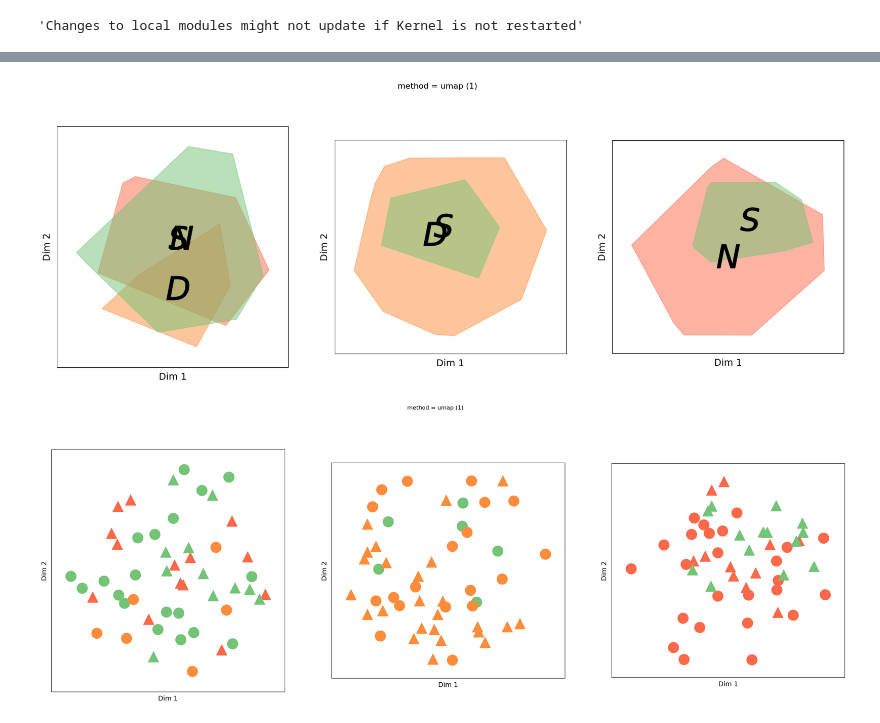
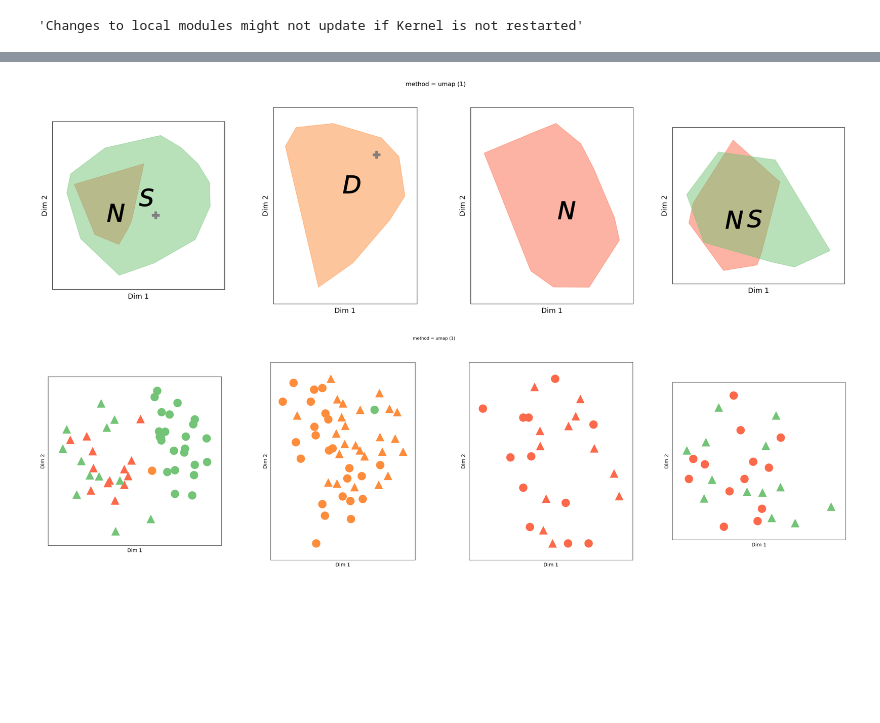
Before and after one commit to AlexiaNomena/MIASA, a Jupyter notebook: miasa_Helper_GRN.ipynb, the cells around one changed output, grey strips where cells are left out. Saved outputs shown, nothing was run; the diff lists cells and outputs as text; code cells hidden in the pictures; blank space fills up the shorter version.

```diff
--- a/miasa_Helper_GRN.ipynb
+++ b/miasa_Helper_GRN.ipynb
@@ -42,8 +42,11 @@ cdist_3 = list(sns.color_palette("Oranges", 1))
 cdist_4 = list(sns.color_palette("Blues", 1))
 palette_true = [cdist_1[0]] + [cdist_2[0]] + [cdist_3[0]] + [cdist_4[0]]
 palette = "Set2"# seaborn color palette for true clusters (make sure not to use cyclic color maps)
-data_dic_orig, class_dic, num_clust, dtp = load_data_twoGRN(var_data = False, palette = palette_true)
-X, Y, Class_True, X_vars, Y_vars = split_data(data_dic_orig, class_dic, separation = True)
+data_dic_orig, class_dic, num_clust, dtp = load_data_twoGRN(var_data = False,
+                                                            palette = palette_true,
+                                                            random_state = 45)
+X, Y, Class_True, X_vars, Y_vars = split_data(data_dic_orig, class_dic,
+                                              separation = True)
 # %%
 """
 Parameters of MIASA
@@ -123,7 +126,8 @@ Feature_dic["dist_origin"] = (True,True)
 """
 Perform MIASA Classification of samples
 """
-Id_Class = Miasa_Class(X, Y, num_clust,
+num_clust_test = num_clust
+Id_Class = Miasa_Class(X, Y, num_clust_test,
                        dist_origin = dist_origin,
                        metric_method = metric_method,
                        clust_method = clust_method, # clustering based on Euclidean embedding and point of origin is not clustered (the characterisits of the embedding makes all points too far from it and it risk to be always considered as one independen cluster)
@@ -217,37 +221,37 @@ fig2, ax = plotClass_separated(Id_Class, X_vars, Y_vars, pdf, dtp,
           oultiers_markers = ("P", "^", 15), # (true, predicted, size)
           wrap_type = "convexhull", # convexhull or ellipse (ellipse does not look accurate)
           points_hull = 3, ## threshold for connecting points in convex hull
           dataname = "GRN",# true cluster markers for this simulation
           show_separation = True, ### show axis to clearly separate all predicted clusters
-          num_row_col = (1, 3),
+          num_row_col = (1, 4),
           alpha = 0.5)
 
 pdf2.savefig(fig2, bbox_inches = "tight")
 
 """2-Dimensional visualization visualization of clusters (UMAP visualization)
 - separated predicted classes
 - colored true classes
 """
 fig, ax = plotClass_separated_ver0(Id_Class, X_vars, Y_vars, pdf, dtp,
           run_num = 1, n_neighbors = 20, min_dist = 0.99,
           method = "umap",
           scale = False, # scale = "pca", "standard", anything esle is taken as no scaling
           cluster_colors = False, # chosed_color: if False, true_colors bellow must be given
           true_colors = data_dic_orig["true_colors"], # give a true class colors as dictionary with X_vars and Y_vars as key
           markers = [("o",500),("^",500)], # optional markers list and their size for X and Y
           sub_fig_size = 10, # optional sub figure size (as a square)
           show_labels = False, # optional show the labels of X and Y
           show_orig = False, # optional show the the axis lines going through origin
           show_separation = True, # optional separate all subfigs
-          num_row_col = (1, 3),  # number of subfigs in row and col
+          num_row_col = (1, 4),  # number of subfigs in row and col
           dataname = "GRN",# true cluster markers for this simulation
           )
 
 pdf2.savefig(fig, bbox_inches = "tight")
 pdf2.close()
 # %% [output]
-[figure, old version]
+[figure, new version]
-[figure, old version]
+[figure, new version]
 # %%
 """
 2-Dimensional visualization of clusters (TSNE visualization)
```
Also changed, not shown: parts of 8 cells of this notebook, 6 other files.
